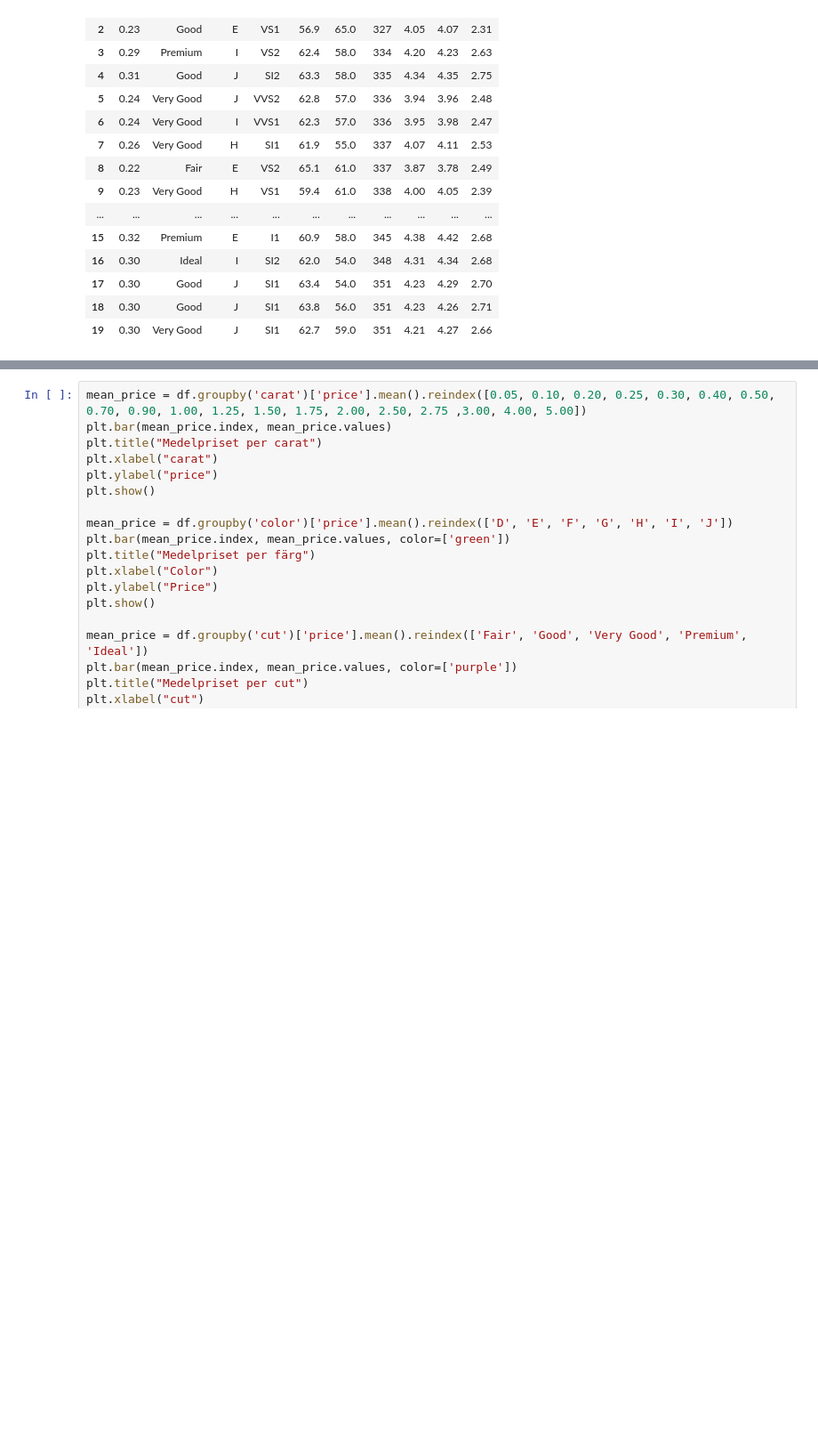
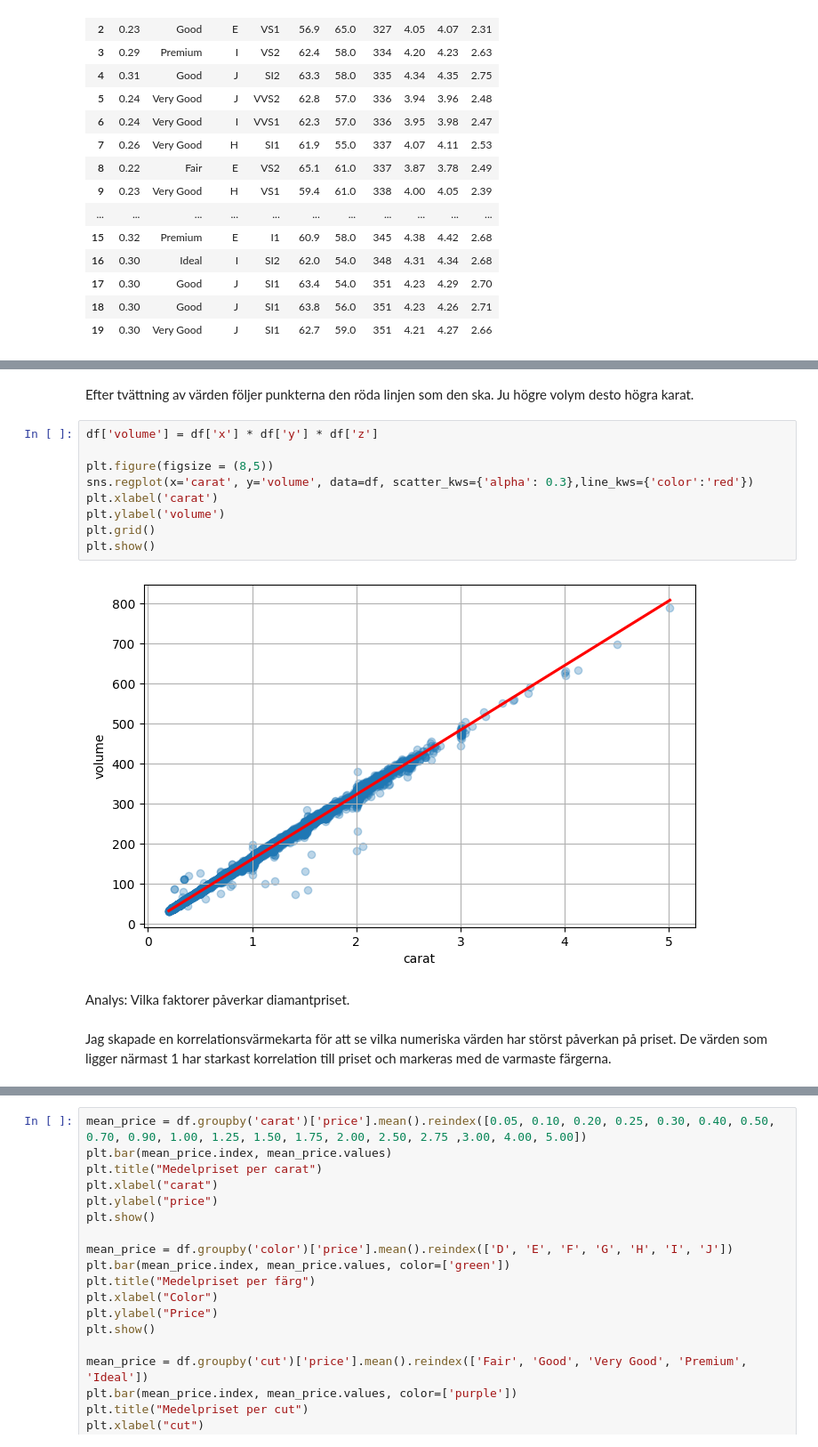
Before and after one commit to Genc98/Kunskapskontroll-Genc-Gashi, a Jupyter notebook: del_2.ipynb, the cells around one changed output, grey strips where cells are left out. Shown at 89% size. Drawn from its saved outputs; the diff is of its cells as text; blank space fills up the shorter version.

```diff
--- a/del_2.ipynb
+++ b/del_2.ipynb
@@ -244 +277,18 @@ Index: []
+# %% [markdown]
+Efter tvättning av värden följer punkterna den röda linjen som den ska. Ju högre volym desto högra karat.
+# %%
+df['volume'] = df['x'] * df['y'] * df['z']
+
+plt.figure(figsize = (8,5))
+sns.regplot(x='carat', y='volume', data=df, scatter_kws={'alpha': 0.3},line_kws={'color':'red'})
+plt.xlabel('carat')
+plt.ylabel('volume')
+plt.grid()
+plt.show()
+# %% [output]
+[figure, added]
+# %% [markdown]
+Analys: Vilka faktorer påverkar diamantpriset.
+# %% [markdown]
+Jag skapade en korrelationsvärmekarta för att se vilka numeriska värden har störst påverkan på priset. De värden som ligger närmast 1 har starkast korrelation till priset och markeras med de varmaste färgerna.
 # %%
```
Also changed, not shown: parts of 26 cells of this notebook, 4 other files.
